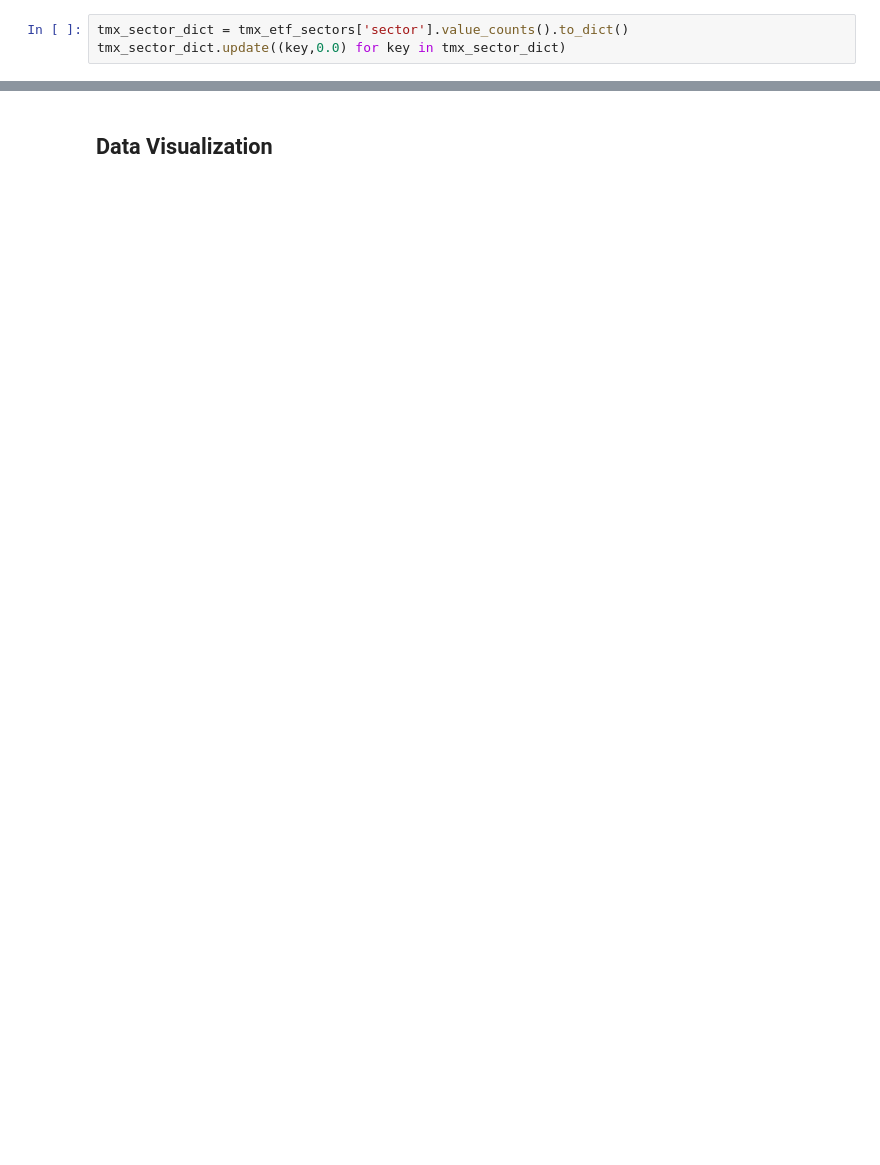
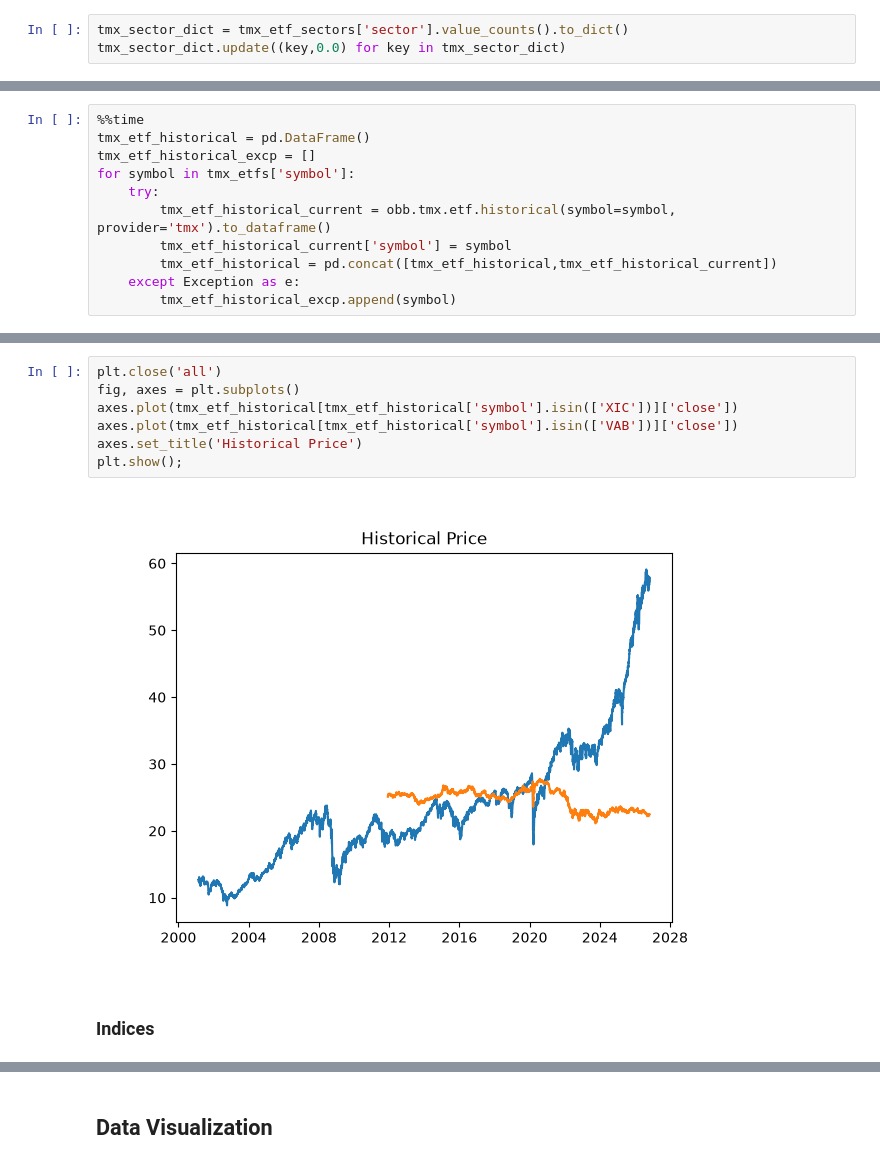
Before and after one commit to apetre/show-your-work, a Jupyter notebook: Choosing_an_ETF.ipynb, the cells around one changed output, grey strips where cells are left out. Saved outputs shown, nothing was run; the diff lists cells and outputs as text; blank space fills up the shorter version.

```diff
--- a/Choosing_an_ETF.ipynb
+++ b/Choosing_an_ETF.ipynb
@@ -332,0 +377,11 @@ memory usage: 1.0+ MB
+# %%
+%%time
+tmx_etf_historical = pd.DataFrame()
+tmx_etf_historical_excp = []
+for symbol in tmx_etfs['symbol']:
+    try:
+        tmx_etf_historical_current = obb.tmx.etf.historical(symbol=symbol, provider='tmx').to_dataframe()
+        tmx_etf_historical_current['symbol'] = symbol
+        tmx_etf_historical = pd.concat([tmx_etf_historical,tmx_etf_historical_current])
+    except Exception as e:
+        tmx_etf_historical_excp.append(symbol)
@@ -332,0 +414,11 @@ memory usage: 1.0+ MB
+# %%
+plt.close('all')
+fig, axes = plt.subplots()
+axes.plot(tmx_etf_historical[tmx_etf_historical['symbol'].isin(['XIC'])]['close'])
+axes.plot(tmx_etf_historical[tmx_etf_historical['symbol'].isin(['VAB'])]['close'])
+axes.set_title('Historical Price')
+plt.show();
+# %% [output]
+[figure, added]
+# %% [markdown]
+### Indices
```
Also changed, not shown: parts of 50 cells of this notebook.
